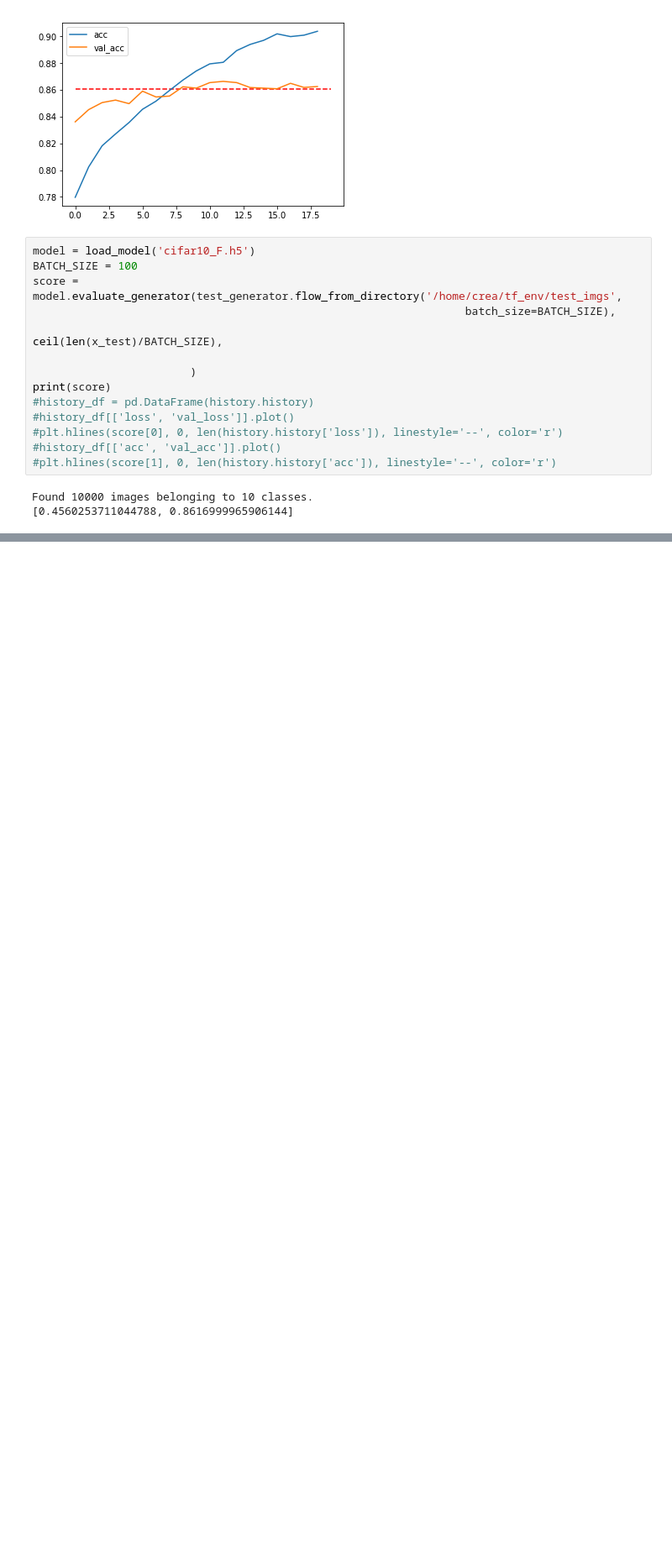
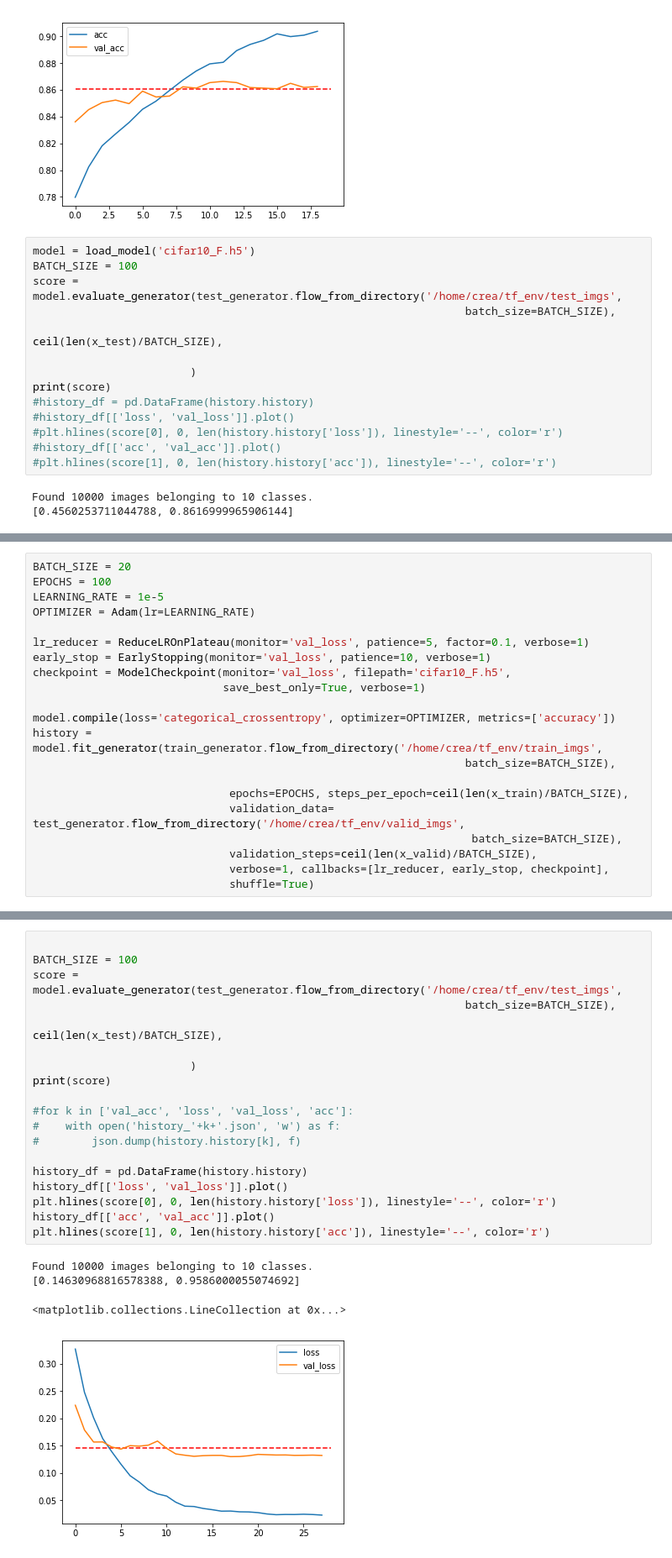
Before and after one commit to crea0414/2nd-ML100Days, a Jupyter notebook: homework/Day_100_HW_Keras_Transfer_Learning.ipynb, the cells around one changed output, grey strips where cells are left out. Shown at 84% size. Cells and saved outputs as stored; diff of their text form; blank space fills up the shorter version.

```diff
--- a/homework/Day_100_HW_Keras_Transfer_Learning.ipynb
+++ b/homework/Day_100_HW_Keras_Transfer_Learning.ipynb
@@ -422,0 +462,21 @@ Found 10000 images belonging to 10 classes.
+# %%
+BATCH_SIZE = 20
+EPOCHS = 100
+LEARNING_RATE = 1e-5
+OPTIMIZER = Adam(lr=LEARNING_RATE)
+
+lr_reducer = ReduceLROnPlateau(monitor='val_loss', patience=5, factor=0.1, verbose=1)
+early_stop = EarlyStopping(monitor='val_loss', patience=10, verbose=1)
+checkpoint = ModelCheckpoint(monitor='val_loss', filepath='cifar10_F.h5',
+                             save_best_only=True, verbose=1)
+
+model.compile(loss='categorical_crossentropy', optimizer=OPTIMIZER, metrics=['accuracy'])
+history = model.fit_generator(train_generator.flow_from_directory('/home/crea/tf_env/train_imgs',
+                                                                  batch_size=BATCH_SIZE),
+
+                              epochs=EPOCHS, steps_per_epoch=ceil(len(x_train)/BATCH_SIZE),
+                              validation_data= test_generator.flow_from_directory('/home/crea/tf_env/valid_imgs',
+                                                                   batch_size=BATCH_SIZE),
+                              validation_steps=ceil(len(x_valid)/BATCH_SIZE),
+                              verbose=1, callbacks=[lr_reducer, early_stop, checkpoint],
+                              shuffle=True)
@@ -422,0 +505,24 @@ Found 10000 images belonging to 10 classes.
+# %%
+
+BATCH_SIZE = 100
+score = model.evaluate_generator(test_generator.flow_from_directory('/home/crea/tf_env/test_imgs',
+                                                                  batch_size=BATCH_SIZE),
+                                                                  ceil(len(x_test)/BATCH_SIZE),
+
+                        )
+print(score)
+
+#for k in ['val_acc', 'loss', 'val_loss', 'acc']:
+#    with open('history_'+k+'.json', 'w') as f:
+#        json.dump(history.history[k], f)
+
+history_df = pd.DataFrame(history.history)
+history_df[['loss', 'val_loss']].plot()
+plt.hlines(score[0], 0, len(history.history['loss']), linestyle='--', color='r')
+history_df[['acc', 'val_acc']].plot()
+plt.hlines(score[1], 0, len(history.history['acc']), linestyle='--', color='r')
+# %% [output]
+Found 10000 images belonging to 10 classes.
+[0.14630968816578388, 0.9586000055074692]
+<matplotlib.collections.LineCollection at 0x...>
+[figure, added]
```
Also changed, not shown: parts of 5 cells of this notebook.
